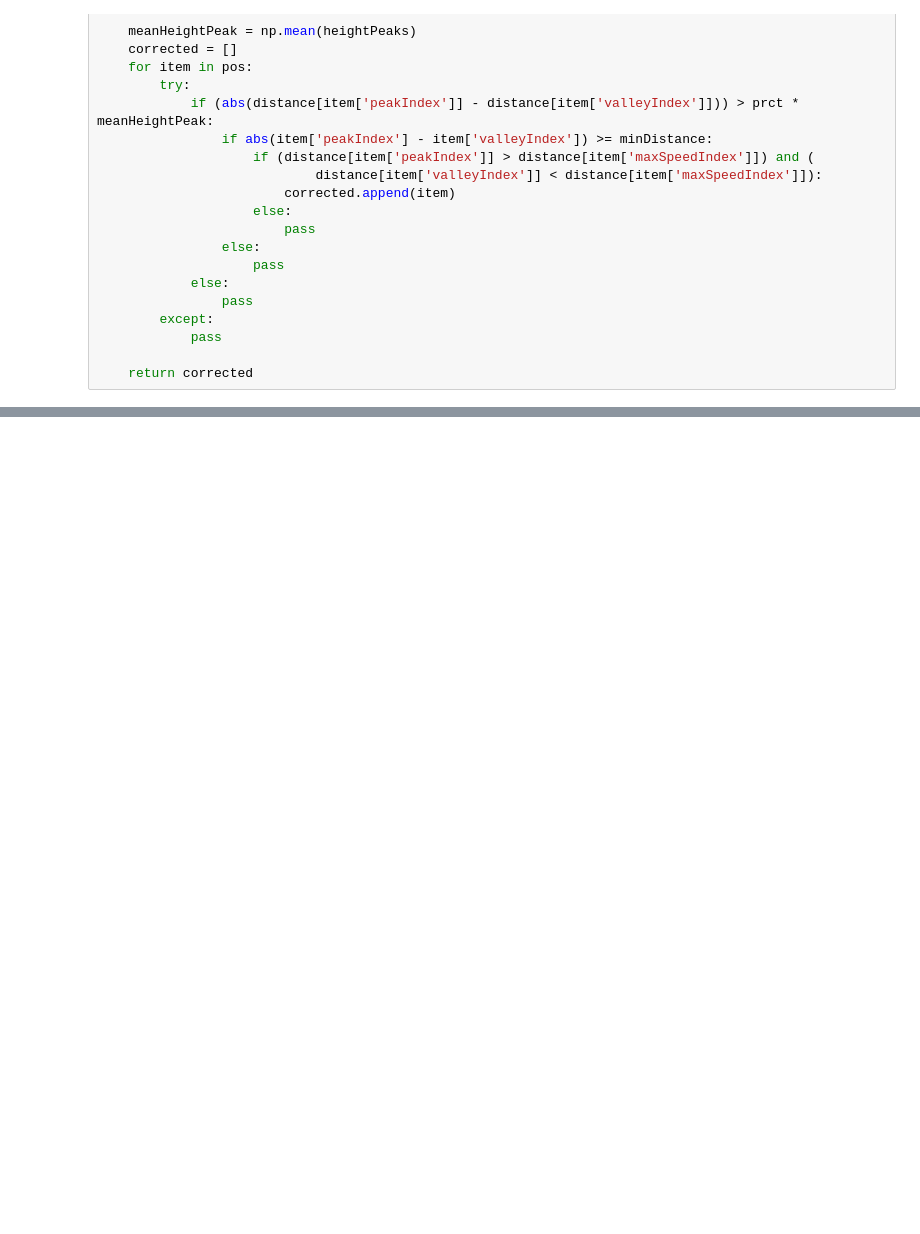
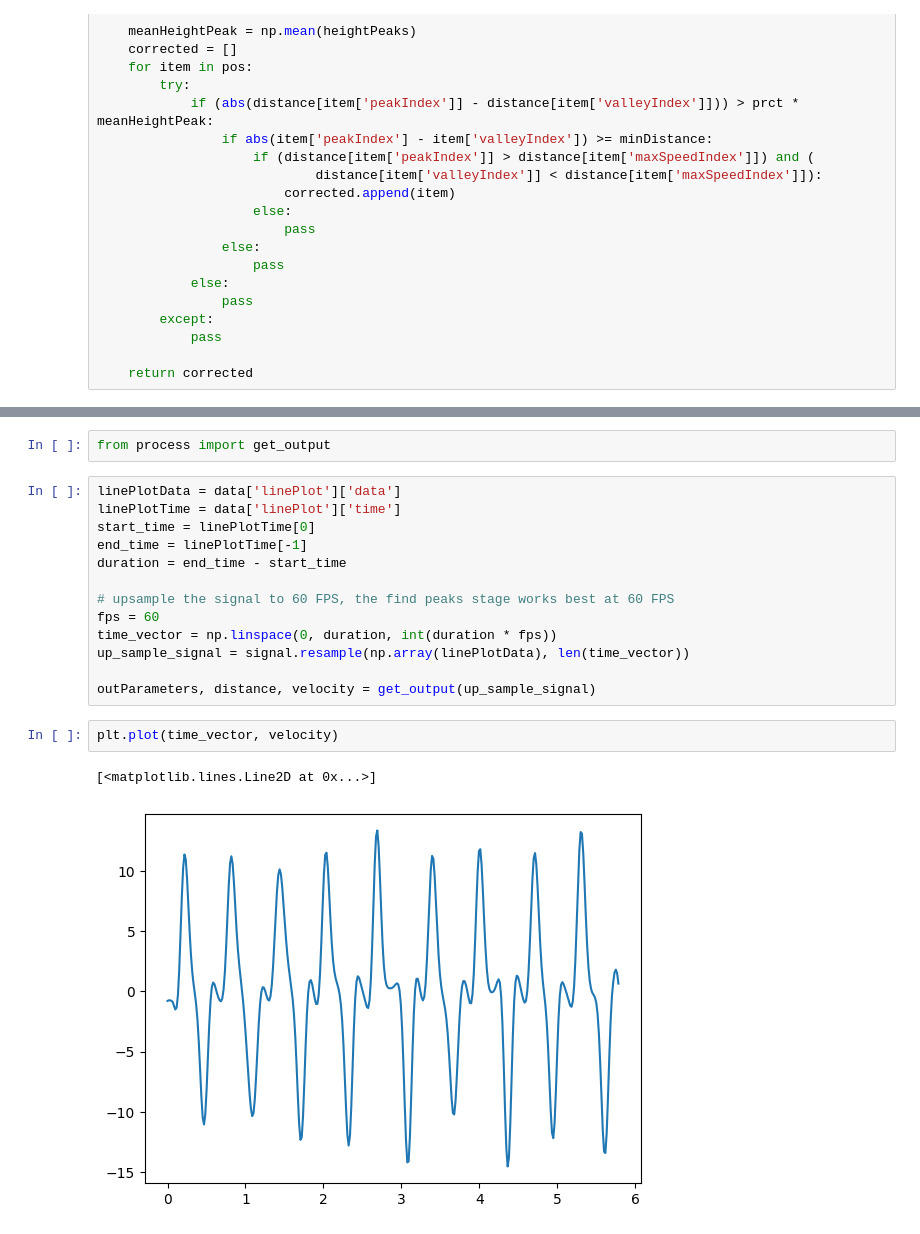
Before and after one commit to dguari1/TestNormalization, a Jupyter notebook: ProcessData.ipynb, the cells around one changed output, grey strips where cells are left out. Drawn from its saved outputs; the diff is of its cells as text; blank space fills up the shorter version.

```diff
--- a/ProcessData.ipynb
+++ b/ProcessData.ipynb
@@ -783,0 +846,20 @@ def correctBasedonHeight(pos, distance, prct=0.125, minDistance=5):
+# %%
+from process import get_output
+# %%
+linePlotData = data['linePlot']['data']
+linePlotTime = data['linePlot']['time']
+start_time = linePlotTime[0]
+end_time = linePlotTime[-1]
+duration = end_time - start_time
+
+# upsample the signal to 60 FPS, the find peaks stage works best at 60 FPS
+fps = 60
+time_vector = np.linspace(0, duration, int(duration * fps))
+up_sample_signal = signal.resample(np.array(linePlotData), len(time_vector))
+
+outParameters, distance, velocity = get_output(up_sample_signal)
+# %%
+plt.plot(time_vector, velocity)
+# %% [output]
+[<matplotlib.lines.Line2D at 0x...>]
+[figure, added]
```
Also changed, not shown: parts of 24 cells of this notebook, 4 other files.
